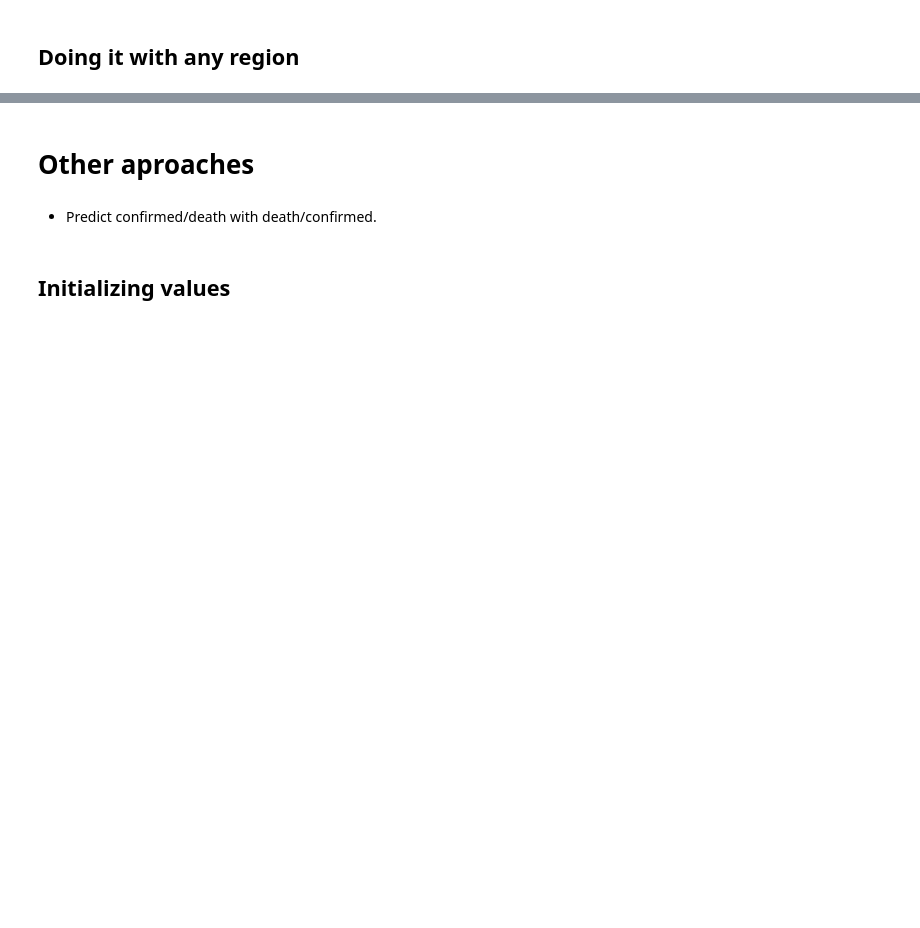
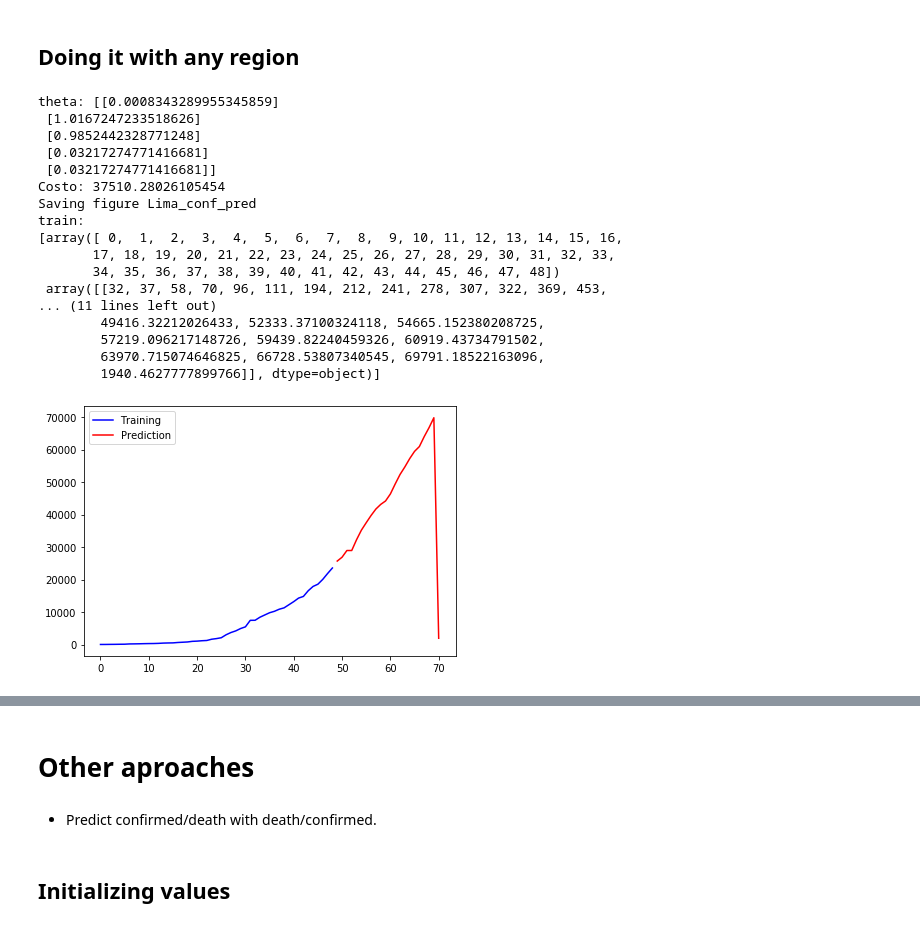
Before and after one commit to TheReverseWasp/TIA-COVID-Peru-Prediction, a Jupyter notebook: Prediccion de COVID-19 en Peru usando gradiente descendiente.ipynb, the cells around one changed output, grey strips where cells are left out. Drawn from its saved outputs; the diff is of its cells as text; code cells hidden in the pictures; blank space fills up the shorter version.

```diff
--- a/Prediccion de COVID-19 en Peru usando gradiente descendiente.ipynb
+++ b/Prediccion de COVID-19 en Peru usando gradiente descendiente.ipynb
@@ -471,4 +477,33 @@ test:
 # %%
 region_dataset = auto_separator(regions_COVID_fixed, "Lima") # change Lima for other region
 region_confirmed, region_deaths = dataframe_to_fixed_np(region_dataset)
+# %%
+region_train, region_test = train_test_separator(region_confirmed)
+X_train, Y_train = data_to_XY(region_train)
+X_test, Y_test = data_to_XY(region_test)
+theta = init_thetas(X_train)
+theta = Gradient_descent(X_train, theta, Y_train, learning_rate = 0.000000001, iterations = 2000)
+Y_predict = predict_function(X_test, theta)
+print("theta: " + str(theta))
+print("Costo: " + str(cost_function(X_test, theta, Y_test)))
+auto_ploter(Y_train, Y_predict, "Lima_conf_pred")
+# %% [output]
+theta: [[0.0008343289955345859]
+ [1.0167247233518626]
+ [0.9852442328771248]
+ [0.03217274771416681]
+ [0.03217274771416681]]
+Costo: 37510.28026105454
+Saving figure Lima_conf_pred
+train:
+[array([ 0,  1,  2,  3,  4,  5,  6,  7,  8,  9, 10, 11, 12, 13, 14, 15, 16,
+       17, 18, 19, 20, 21, 22, 23, 24, 25, 26, 27, 28, 29, 30, 31, 32, 33,
+       34, 35, 36, 37, 38, 39, 40, 41, 42, 43, 44, 45, 46, 47, 48])
+ array([[32, 37, 58, 70, 96, 111, 194, 212, 241, 278, 307, 322, 369, 453,
+... (11 lines left out)
+        49416.32212026433, 52333.37100324118, 54665.152380208725,
+        57219.096217148726, 59439.82240459326, 60919.43734791502,
+        63970.715074646825, 66728.53807340545, 69791.18522163096,
+        1940.4627777899766]], dtype=object)]
+[figure, added]
 # %%
```
Also changed, not shown: parts of 16 cells of this notebook, 19 other files.
